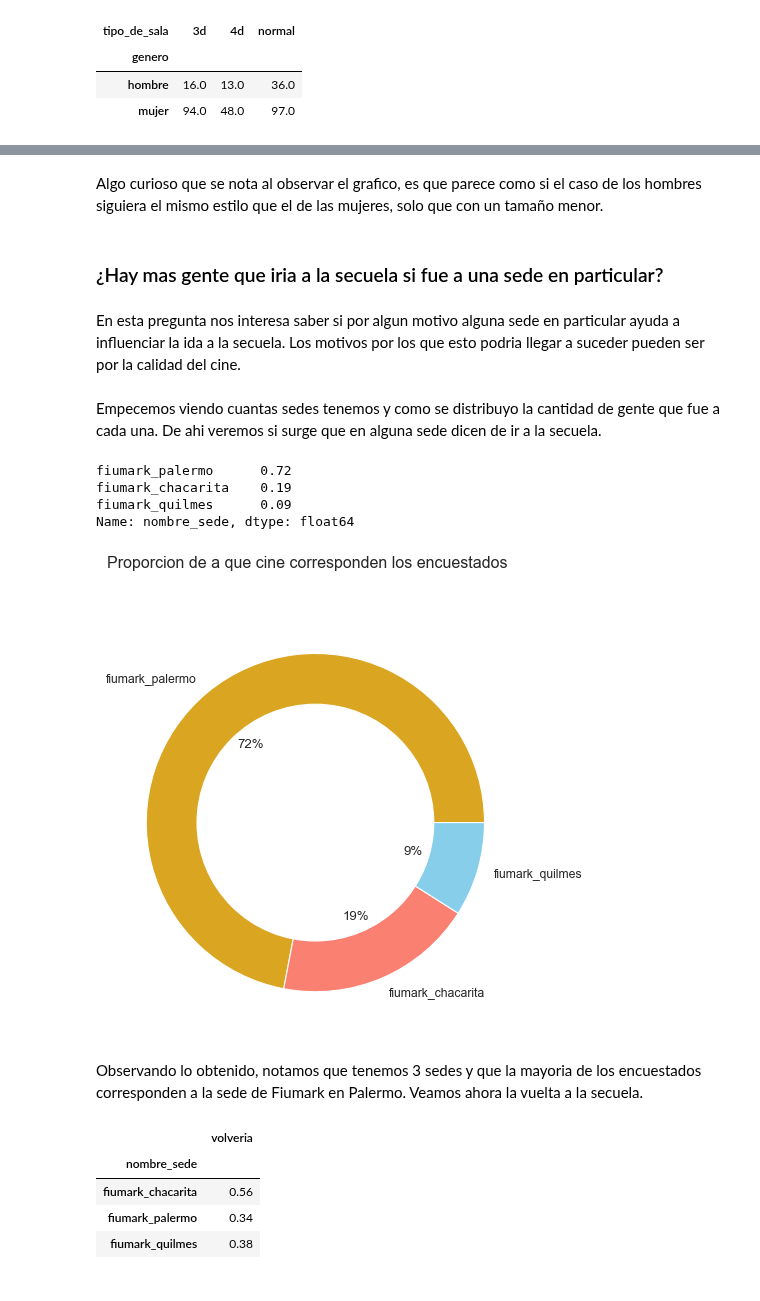
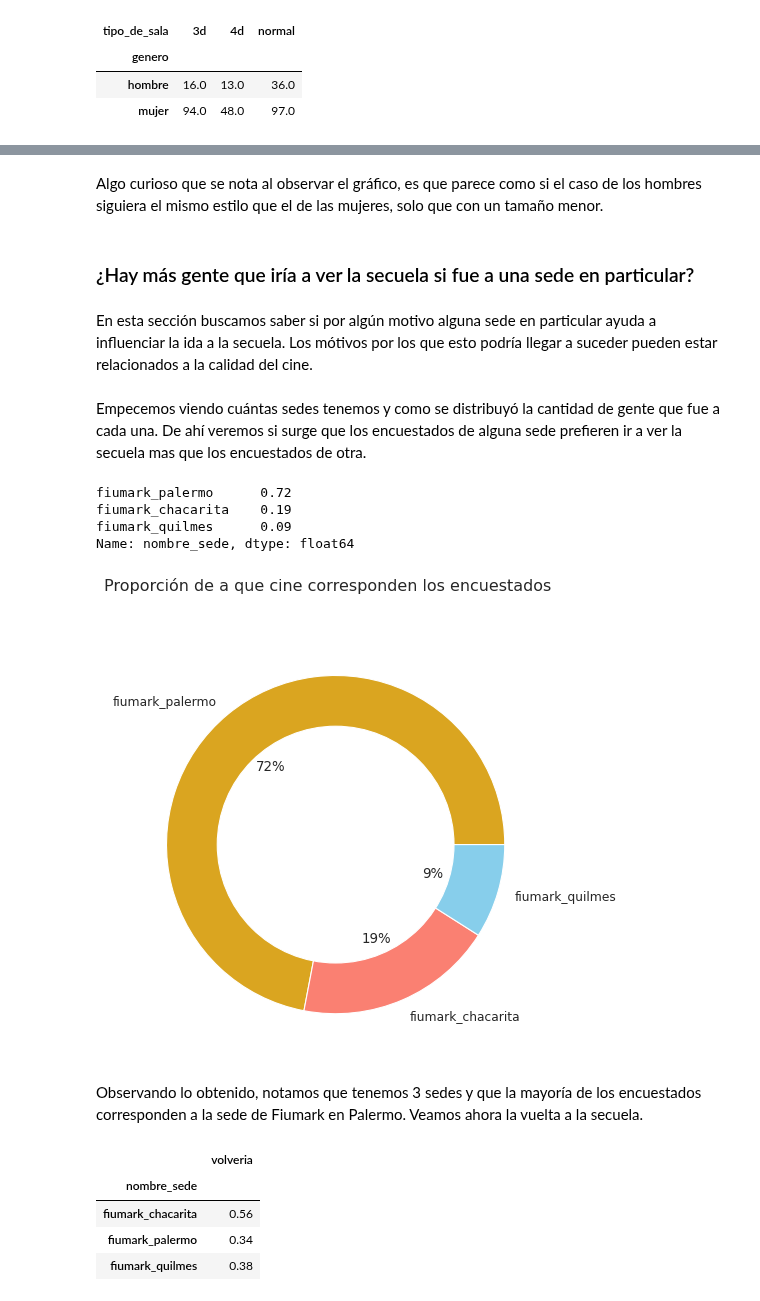
Before and after one commit to brunograssano/TP-Organizacion-de-datos, a Jupyter notebook: TP_Datos.ipynb, the cells around one changed output, grey strips where cells are left out. Drawn from its saved outputs; the diff is of its cells as text; code cells hidden in the pictures.

```diff
--- a/TP_Datos.ipynb
+++ b/TP_Datos.ipynb
@@ -669,11 +683,11 @@ plt.legend(loc='upper right', bbox_to_anchor=(0.1, 0.1))
 # %% [markdown]
-Algo curioso que se nota al observar el grafico, es que parece como si el caso de los hombres siguiera el mismo estilo que el de las mujeres, solo que con un tamaño menor.
+Algo curioso que se nota al observar el gráfico, es que parece como si el caso de los hombres siguiera el mismo estilo que el de las mujeres, solo que con un tamaño menor.
 # %% [markdown]
-### ¿Hay mas gente que iria a la secuela si fue a una sede en particular?
+### ¿Hay más gente que iría a ver la secuela si fue a una sede en particular?
 # %% [markdown]
-En esta pregunta nos interesa saber si por algun motivo alguna sede en particular ayuda a influenciar la ida a la secuela. Los motivos por los que esto podria llegar a suceder pueden ser por la calidad del cine.
+En esta sección buscamos saber si por algún motivo alguna sede en particular ayuda a influenciar la ida a la secuela. Los mótivos por los que esto podría llegar a suceder pueden estar relacionados a la calidad del cine.
 # %% [markdown]
-Empecemos viendo cuantas sedes tenemos y como se distribuyo la cantidad de gente que fue a cada una. De ahi veremos si surge que en alguna sede dicen de ir a la secuela.
+Empecemos viendo cuántas sedes tenemos y como se distribuyó la cantidad de gente que fue a cada una. De ahí veremos si surge que los encuestados de alguna sede prefieren ir a ver la secuela mas que los encuestados de otra.
 # %%
 cantidad_sedes = info_fiumark_df['nombre_sede'].value_counts(normalize=True).round(2)
 cantidad_sedes
@@ -685,15 +699,15 @@ Name: nombre_sede, dtype: float64
 # %%
 circulo_centro=plt.Circle( (0,0), 0.7, color='white')
 plt.figure(dpi=80)
 plt.pie(cantidad_sedes.values, labels=cantidad_sedes.index.to_list(), colors=['goldenrod','salmon','skyblue'],autopct='%1.0f%%')
 p=plt.gcf()
 p.gca().add_artist(circulo_centro)
-plt.suptitle('Proporcion de a que cine corresponden los encuestados')
+plt.suptitle('Proporción de a que cine corresponden los encuestados')
 plt.show()
 # %% [output]
-[figure, old version]
+[figure, new version]
 # %% [markdown]
-Observando lo obtenido, notamos que tenemos 3 sedes y que la mayoria de los encuestados corresponden a la sede de Fiumark en Palermo. Veamos ahora la vuelta a la secuela.
+Observando lo obtenido, notamos que tenemos 3 sedes y que la mayoría de los encuestados corresponden a la sede de Fiumark en Palermo. Veamos ahora la vuelta a la secuela.
 # %%
 info_fiumark_df.groupby(by='nombre_sede').agg({'volveria':'mean'}).round(2)
 # %% [output]
```
Also changed, not shown: parts of 94 cells of this notebook.
